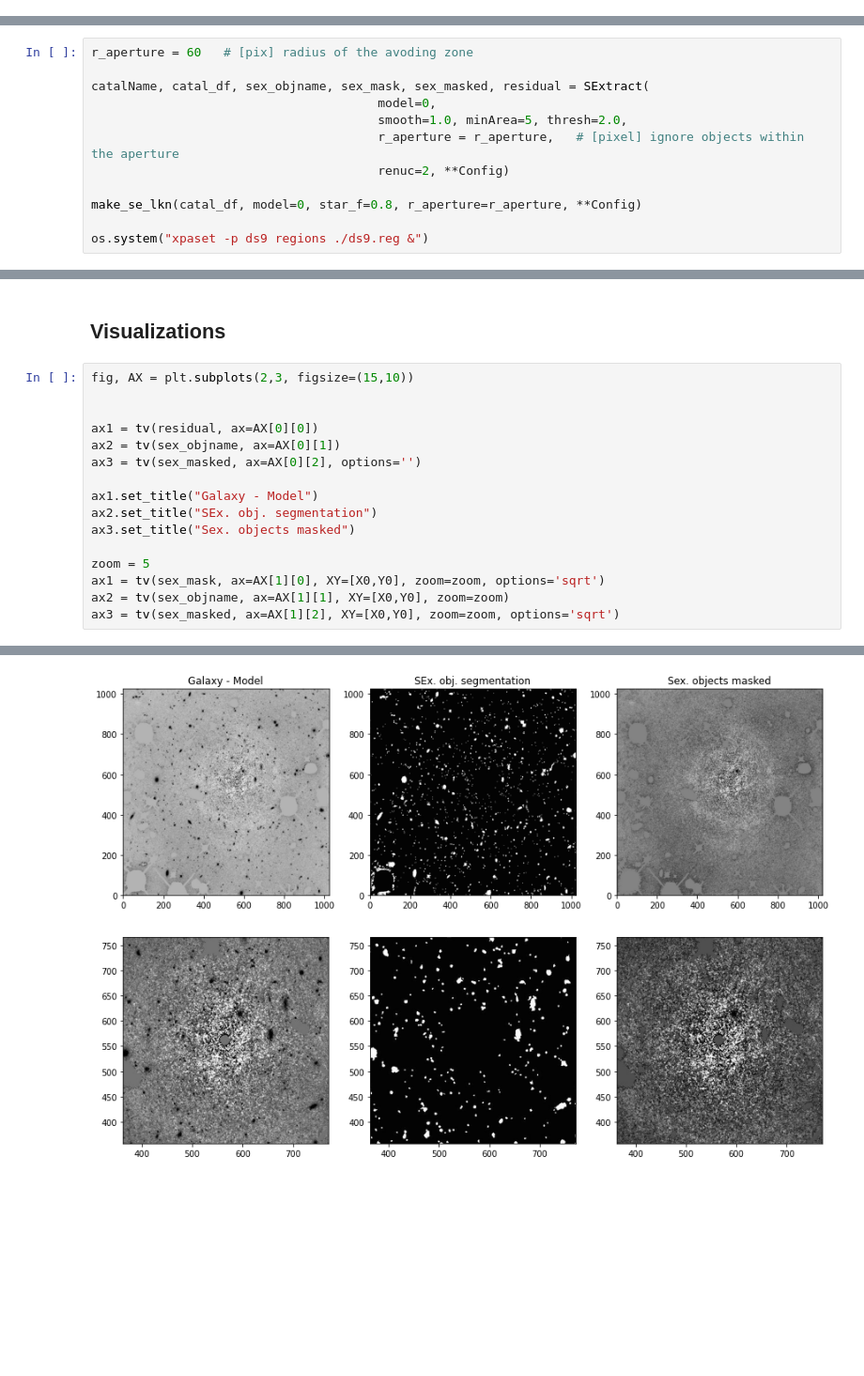
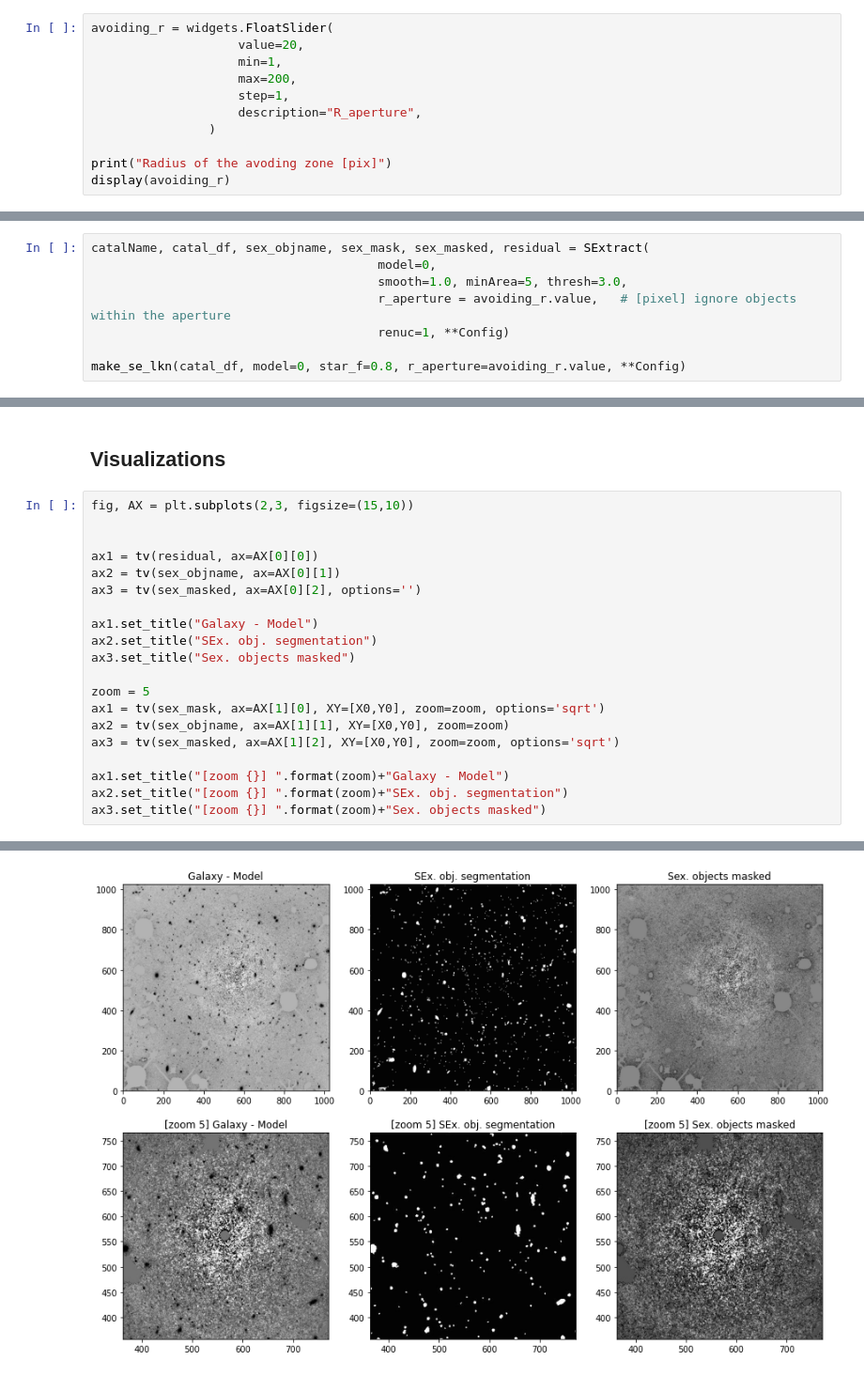
Before and after one commit to ekourkchi/old-SBF, a Jupyter notebook: notebooks/Sextractor_foreground.ipynb, the cells around one changed output, grey strips where cells are left out. Shown at 94% size. Saved outputs shown, nothing was run; the diff lists cells and outputs as text; blank space fills up the shorter version.

```diff
--- a/notebooks/Sextractor_foreground.ipynb
+++ b/notebooks/Sextractor_foreground.ipynb
@@ -62,0 +42,11 @@ Dmask
+# %%
+avoiding_r = widgets.FloatSlider(
+                    value=20,
+                    min=1,
+                    max=200,
+                    step=1,
+                    description="R_aperture",
+                )
+
+print("Radius of the avoding zone [pix]")
+display(avoiding_r)
@@ -97,15 +122,11 @@ os.system("ds9 "+sex_mask+" &")
 # %%
-r_aperture = 60   # [pix] radius of the avoding zone
-
 catalName, catal_df, sex_objname, sex_mask, sex_masked, residual = SExtract(
                                        model=0,
-                                       smooth=1.0, minArea=5, thresh=2.0,
-                                       r_aperture = r_aperture,   # [pixel] ignore objects within the aperture
-                                       renuc=2, **Config)
+                                       smooth=1.0, minArea=5, thresh=3.0,
+                                       r_aperture = avoiding_r.value,   # [pixel] ignore objects within the aperture
+                                       renuc=1, **Config)
 
-make_se_lkn(catal_df, model=0, star_f=0.8, r_aperture=r_aperture, **Config)
-
-os.system("xpaset -p ds9 regions ./ds9.reg &")
+make_se_lkn(catal_df, model=0, star_f=0.8, r_aperture=avoiding_r.value, **Config)
 # %% [output]
 ./output/Outputs_u12517/u12517_9f43b1726bf2/obj.000.pro
 wrote:  ./output/Outputs_u12517/u12517_9f43b1726bf2/se_lknj.000
@@ -185,4 +163,8 @@ zoom = 5
 ax1 = tv(sex_mask, ax=AX[1][0], XY=[X0,Y0], zoom=zoom, options='sqrt')
 ax2 = tv(sex_objname, ax=AX[1][1], XY=[X0,Y0], zoom=zoom)
 ax3 = tv(sex_masked, ax=AX[1][2], XY=[X0,Y0], zoom=zoom, options='sqrt')
+
+ax1.set_title("[zoom {}] ".format(zoom)+"Galaxy - Model")
+ax2.set_title("[zoom {}] ".format(zoom)+"SEx. obj. segmentation")
+ax3.set_title("[zoom {}] ".format(zoom)+"Sex. objects masked")
 # %% [output]
@@ -189 +172 @@ ax3 = tv(sex_masked, ax=AX[1][2], XY=[X0,Y0], zoom=zoom, options='sqrt')
-[figure, old version]
+[figure, new version]
```
Also changed, not shown: parts of 23 cells of this notebook, 4 other files.
